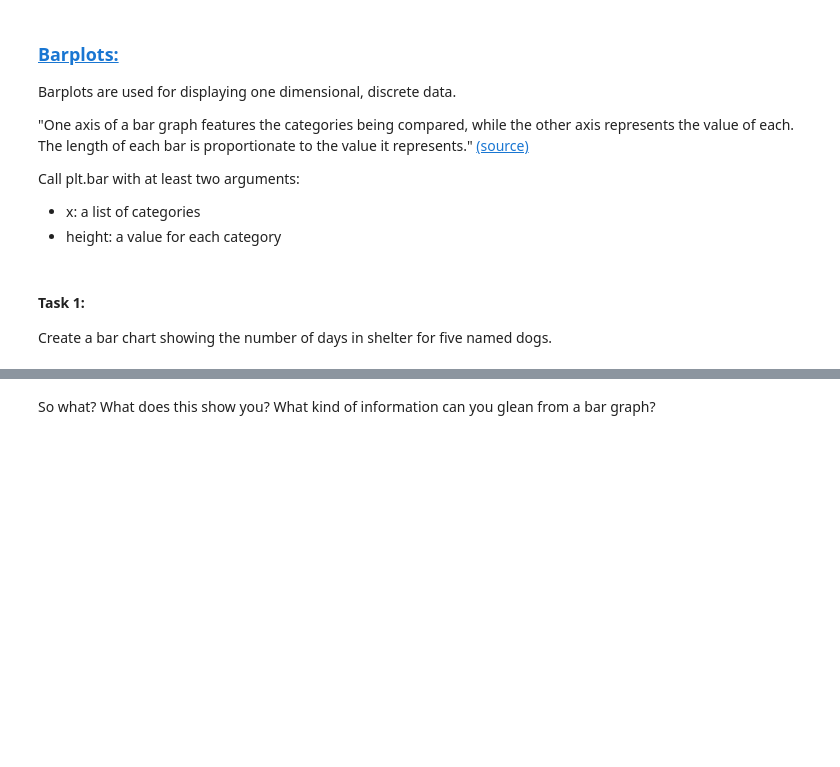
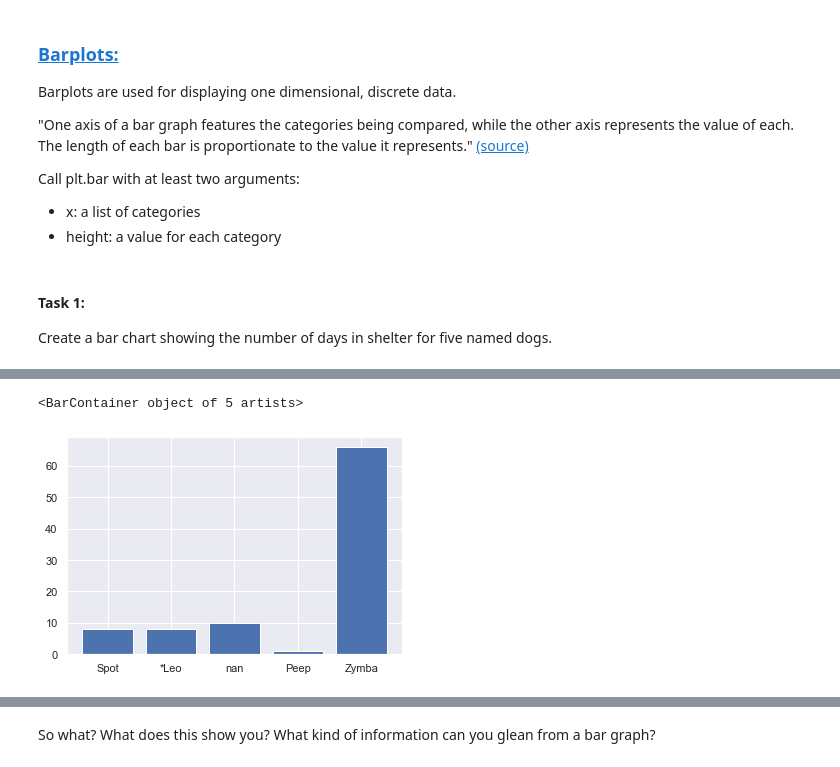
Before and after one commit to lindseyberlin/data-visualizations-matplotlib-seaborn_HTX-DS-111819, a Jupyter notebook: Code-Along_Matplotlib-and-Seaborn.ipynb, the cells around one changed output, grey strips where cells are left out. Cells and saved outputs as stored; diff of their text form; code cells hidden in the pictures; blank space fills up the shorter version.

```diff
--- a/Code-Along_Matplotlib-and-Seaborn.ipynb
+++ b/Code-Along_Matplotlib-and-Seaborn.ipynb
@@ -93,3 +90,4 @@ Call plt.bar with at least two arguments:
 Create a bar chart showing the number of days in shelter for five named dogs.
 # %%
 # Step one: grab all dogs
+df_dog = df.loc[df["Animal Type_intake"] == "Dog"]
@@ -96,8 +109,16 @@ Create a bar chart showing the number of days in shelter for five named dogs.
 # %%
 # Step two: grab all named dogs
+df_dog_named = df_dog.loc[df_dog["Name"].isna() != True]
 # %%
 # Step three: grab five
+df_5_dogs = df_dog_named.head()
 # %%
 # Set your x and y axes/variables
+x = df_5_dogs["Name"]
+y = df_5_dogs["days_in_shelter"]
 # %%
 # Make a bar plot!
+plt.bar(x, y)
+# %% [output]
+<BarContainer object of 5 artists>
+[figure, added]
```
Also changed, not shown: parts of 19 cells of this notebook.
